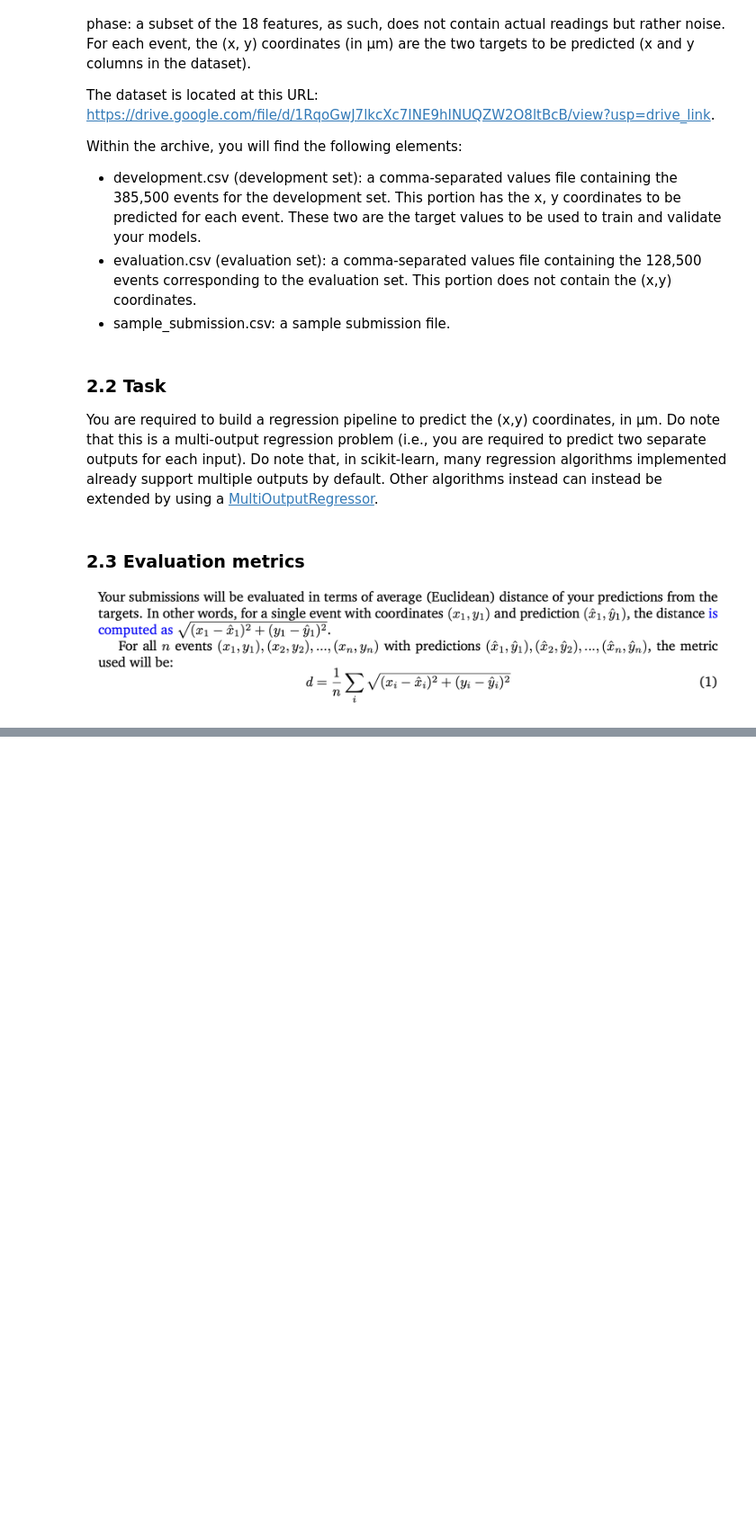
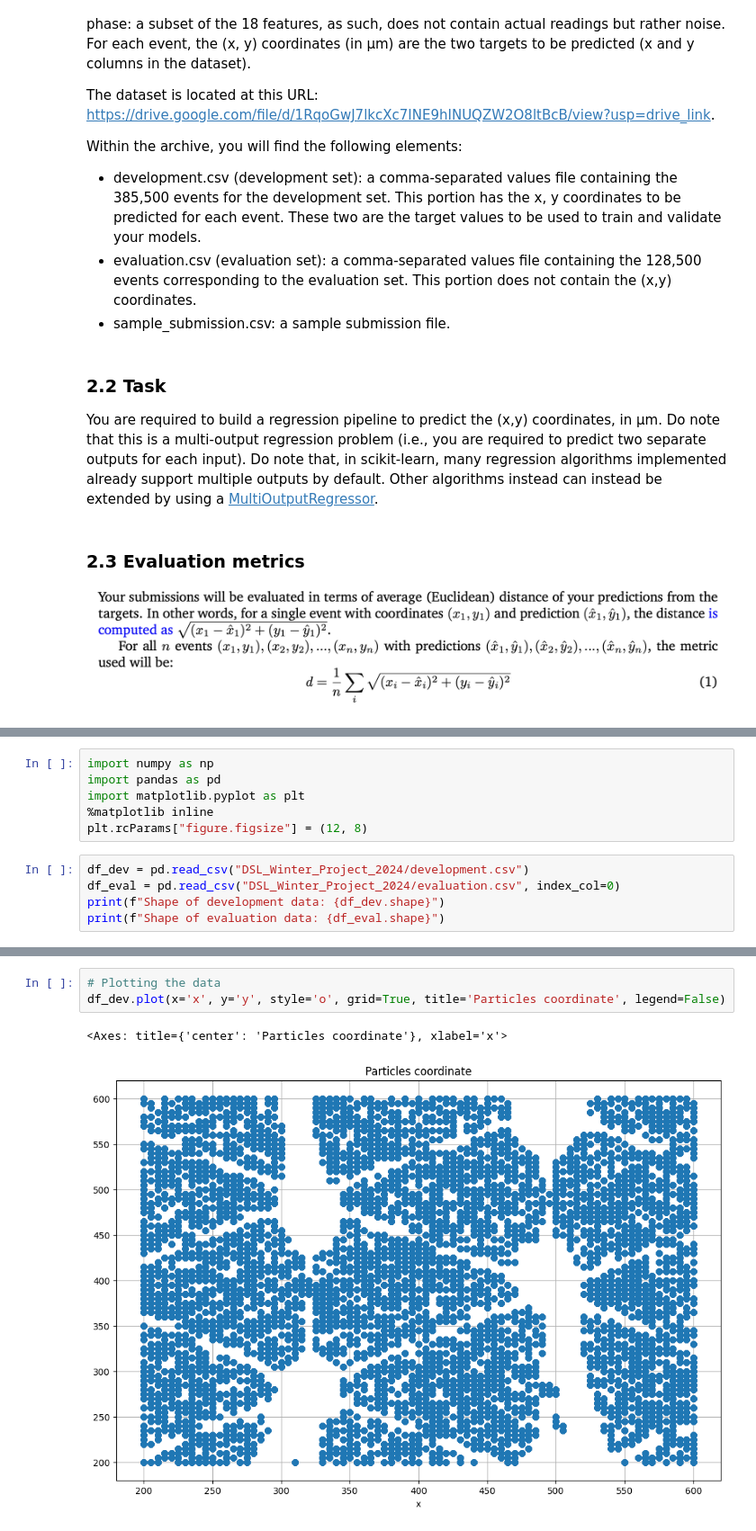
Before and after one commit to vellons/polito-ds-lab-exercises, a Jupyter notebook: exam/solution.ipynb, the cells around one changed output, grey strips where cells are left out. Shown at 90% size. Cells and saved outputs as stored; diff of their text form; blank space fills up the shorter version.

```diff
--- a/exam/solution.ipynb
+++ b/exam/solution.ipynb
@@ -59,0 +71,11 @@ by default. Other algorithms instead can instead be extended by using a [MultiOu
+# %%
+import numpy as np
+import pandas as pd
+import matplotlib.pyplot as plt
+%matplotlib inline
+plt.rcParams["figure.figsize"] = (12, 8)
+# %%
+df_dev = pd.read_csv("DSL_Winter_Project_2024/development.csv")
+df_eval = pd.read_csv("DSL_Winter_Project_2024/evaluation.csv", index_col=0)
+print(f"Shape of development data: {df_dev.shape}")
+print(f"Shape of evaluation data: {df_eval.shape}")
@@ -59,0 +131,6 @@ by default. Other algorithms instead can instead be extended by using a [MultiOu
+# %%
+# Plotting the data
+df_dev.plot(x='x', y='y', style='o', grid=True, title='Particles coordinate', legend=False)
+# %% [output]
+<Axes: title={'center': 'Particles coordinate'}, xlabel='x'>
+[figure, added]
```
Also changed, not shown: parts of 6 cells of this notebook.
